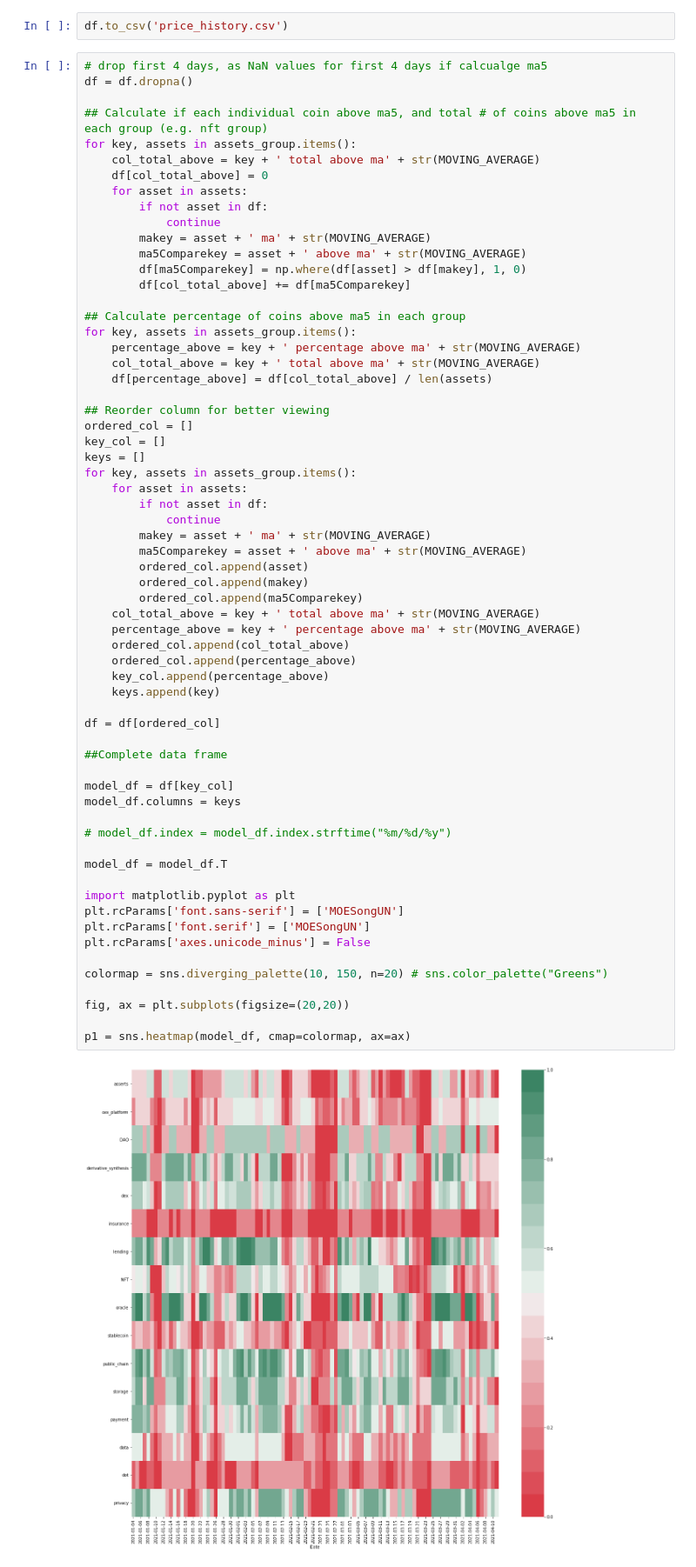
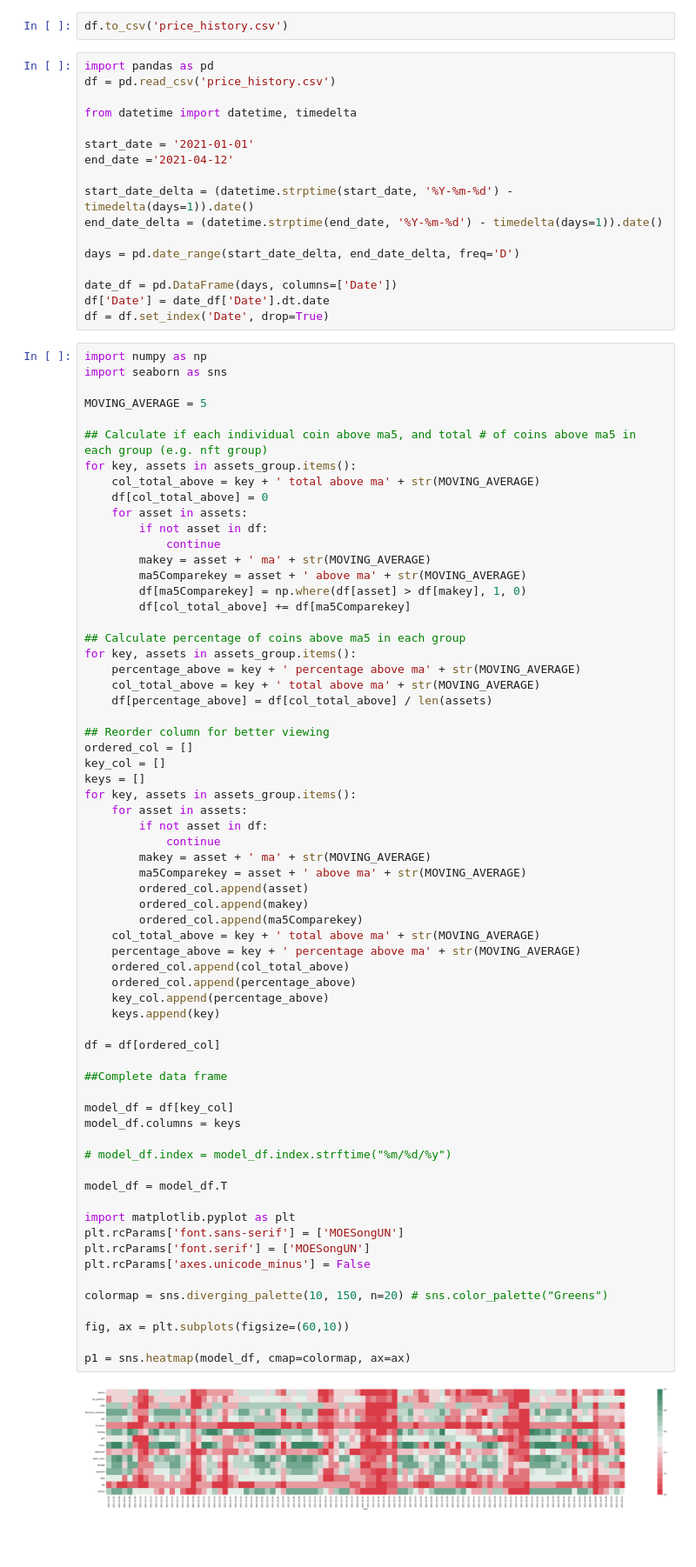
Before and after one commit to swkcoding2/crypto-trend, a Jupyter notebook: crypto_trend.ipynb, the cells around one changed output. Shown at 87% size. Drawn from its saved outputs; the diff is of its cells as text; blank space fills up the shorter version.

```diff
--- a/crypto_trend.ipynb
+++ b/crypto_trend.ipynb
@@ -107,9 +107,28 @@ yes rose
 404: torn
 # %%
 df.to_csv('price_history.csv')
+# %%
+import pandas as pd
+df = pd.read_csv('price_history.csv')
+
+from datetime import datetime, timedelta
+
+start_date = '2021-01-01'
+end_date ='2021-04-12'
+
+start_date_delta = (datetime.strptime(start_date, '%Y-%m-%d') - timedelta(days=1)).date()
+end_date_delta = (datetime.strptime(end_date, '%Y-%m-%d') - timedelta(days=1)).date()
+
+days = pd.date_range(start_date_delta, end_date_delta, freq='D')
+
+date_df = pd.DataFrame(days, columns=['Date'])
+df['Date'] = date_df['Date'].dt.date
+df = df.set_index('Date', drop=True)
 # %%
-# drop first 4 days, as NaN values for first 4 days if calcualge ma5
-df = df.dropna()
+import numpy as np
+import seaborn as sns
+
+MOVING_AVERAGE = 5
 
 ## Calculate if each individual coin above ma5, and total # of coins above ma5 in each group (e.g. nft group)
 for key, assets in assets_group.items():
@@ -143,32 +162,32 @@ for key, assets in assets_group.items():
         ordered_col.append(makey)
         ordered_col.append(ma5Comparekey)
     col_total_above = key + ' total above ma' + str(MOVING_AVERAGE)
     percentage_above = key + ' percentage above ma' + str(MOVING_AVERAGE)
     ordered_col.append(col_total_above)
     ordered_col.append(percentage_above)
     key_col.append(percentage_above)
     keys.append(key)
 
 df = df[ordered_col]
 
 ##Complete data frame
 
 model_df = df[key_col]
 model_df.columns = keys
 
 # model_df.index = model_df.index.strftime("%m/%d/%y")
 
 model_df = model_df.T
 
 import matplotlib.pyplot as plt
 plt.rcParams['font.sans-serif'] = ['MOESongUN']
 plt.rcParams['font.serif'] = ['MOESongUN']
 plt.rcParams['axes.unicode_minus'] = False
 
 colormap = sns.diverging_palette(10, 150, n=20) # sns.color_palette("Greens")
 
-fig, ax = plt.subplots(figsize=(20,20))
+fig, ax = plt.subplots(figsize=(60,10))
 
 p1 = sns.heatmap(model_df, cmap=colormap, ax=ax)
 # %% [output]
-[figure, old version]
+[figure, new version]
```
Also changed, not shown: parts of 3 cells of this notebook.
